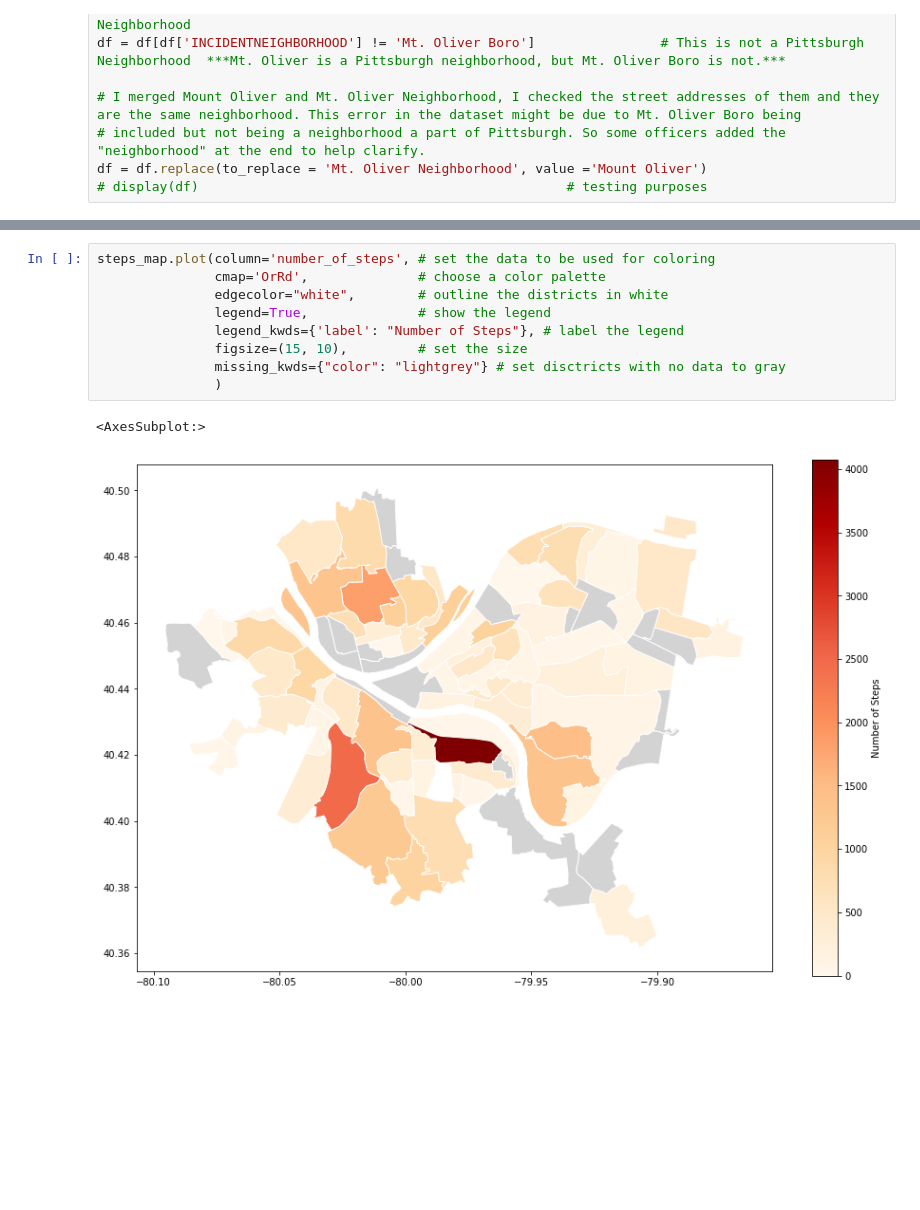
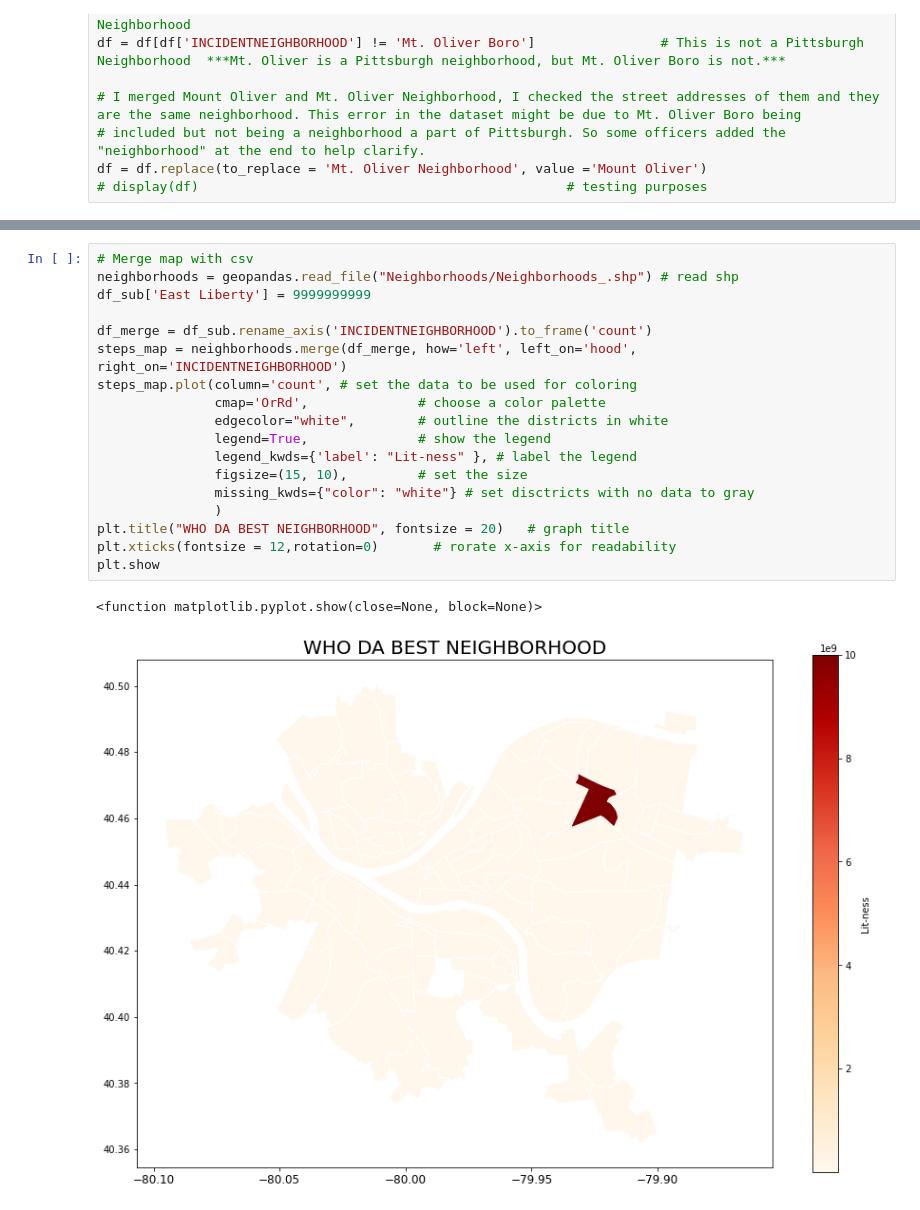
Before and after one commit to EddieTrey/CMPINF0010-Final-Project, a Jupyter notebook: Edward's Notebook/edward.ipynb, the cells around one changed output, grey strips where cells are left out. Cells and saved outputs as stored; diff of their text form; blank space fills up the shorter version.

Commit message:
Created 2nd graph for conclusion
aka. my personal fav neighborhood

```diff
--- a/Edward's Notebook/edward.ipynb
+++ b/Edward's Notebook/edward.ipynb
@@ -101,12 +58,21 @@ steps_map.plot(column='number_of_steps', figsize=(15, 10))
 # %%
-steps_map.plot(column='number_of_steps', # set the data to be used for coloring
+# Merge map with csv
+neighborhoods = geopandas.read_file("Neighborhoods/Neighborhoods_.shp") # read shp
+df_sub['East Liberty'] = 9999999999
+
+df_merge = df_sub.rename_axis('INCIDENTNEIGHBORHOOD').to_frame('count')
+steps_map = neighborhoods.merge(df_merge, how='left', left_on='hood', right_on='INCIDENTNEIGHBORHOOD')
+steps_map.plot(column='count', # set the data to be used for coloring
                cmap='OrRd',              # choose a color palette
                edgecolor="white",        # outline the districts in white
                legend=True,              # show the legend
-               legend_kwds={'label': "Number of Steps"}, # label the legend
+               legend_kwds={'label': "Lit-ness" }, # label the legend
                figsize=(15, 10),         # set the size
-               missing_kwds={"color": "lightgrey"} # set disctricts with no data to gray
+               missing_kwds={"color": "white"} # set disctricts with no data to gray
                )
+plt.title("WHO DA BEST NEIGHBORHOOD", fontsize = 20)   # graph title
+plt.xticks(fontsize = 12,rotation=0)       # rorate x-axis for readability
+plt.show
 # %% [output]
-<AxesSubplot:>
+<function matplotlib.pyplot.show(close=None, block=None)>
-[figure, old version]
+[figure, new version]
```
Also changed, not shown: parts of 10 cells of this notebook.
